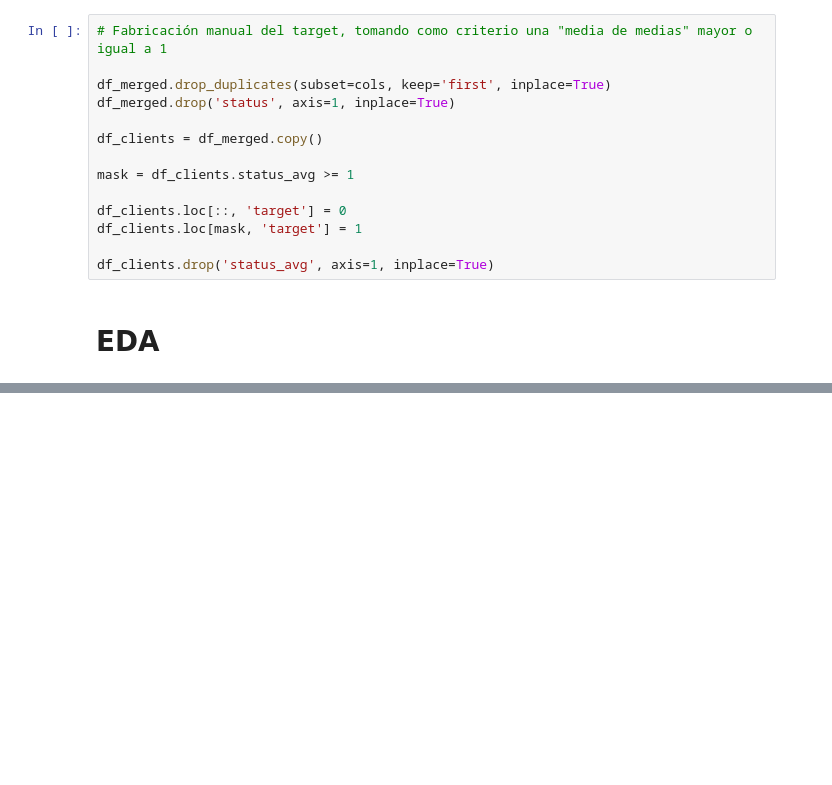
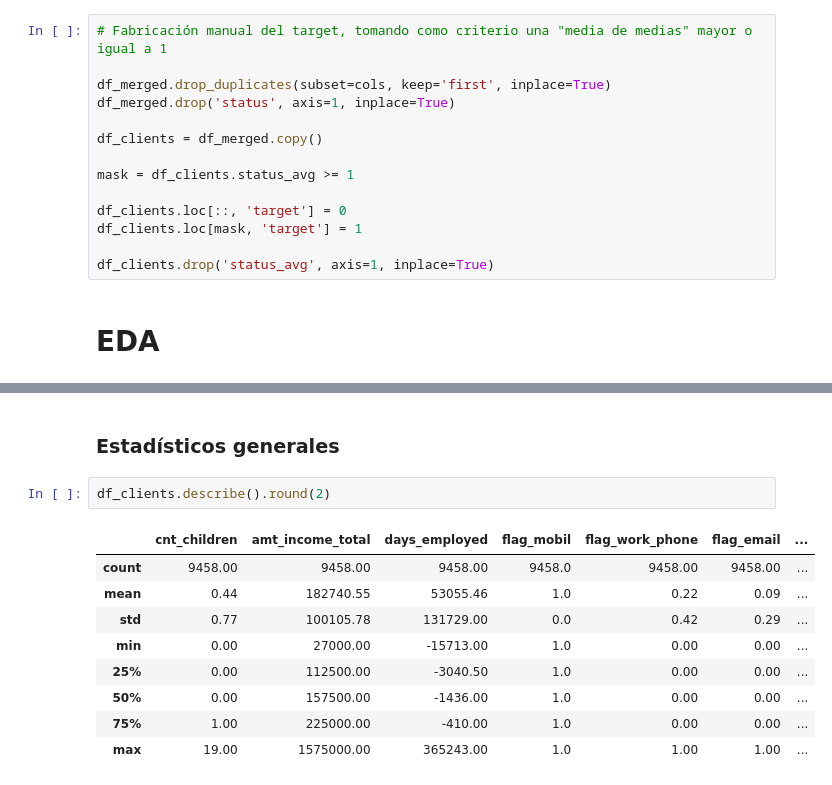
Before and after one commit to AgusTrulli/ML_Grupo_2, a Jupyter notebook: tp1_EDA.ipynb, the cells around one changed output, grey strips where cells are left out. Saved outputs shown, nothing was run; the diff lists cells and outputs as text; blank space fills up the shorter version.

```diff
--- a/tp1_EDA.ipynb
+++ b/tp1_EDA.ipynb
@@ -161,0 +234,14 @@ df_clients.isna().sum().to_frame()
+# %% [markdown]
+### Estadísticos generales
+# %%
+df_clients.describe().round(2)
+# %% [output]
+|  | cnt_children | amt_income_total | days_employed | flag_mobil | flag_work_phone | flag_email | ... |
+| count | 9458.00 | 9458.00 | 9458.00 | 9458.0 | 9458.00 | 9458.00 | ... |
+| mean | 0.44 | 182740.55 | 53055.46 | 1.0 | 0.22 | 0.09 | ... |
+| std | 0.77 | 100105.78 | 131729.00 | 0.0 | 0.42 | 0.29 | ... |
+| min | 0.00 | 27000.00 | -15713.00 | 1.0 | 0.00 | 0.00 | ... |
+| 25% | 0.00 | 112500.00 | -3040.50 | 1.0 | 0.00 | 0.00 | ... |
+| 50% | 0.00 | 157500.00 | -1436.00 | 1.0 | 0.00 | 0.00 | ... |
+| 75% | 1.00 | 225000.00 | -410.00 | 1.0 | 0.00 | 0.00 | ... |
+| max | 19.00 | 1575000.00 | 365243.00 | 1.0 | 1.00 | 1.00 | ... |
```
Also changed, not shown: parts of 45 cells of this notebook.
